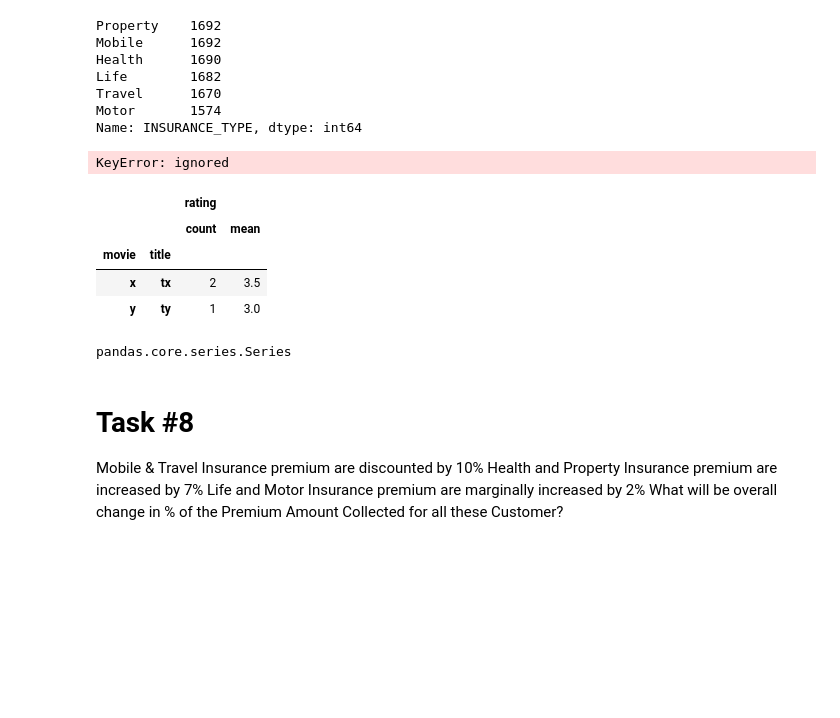
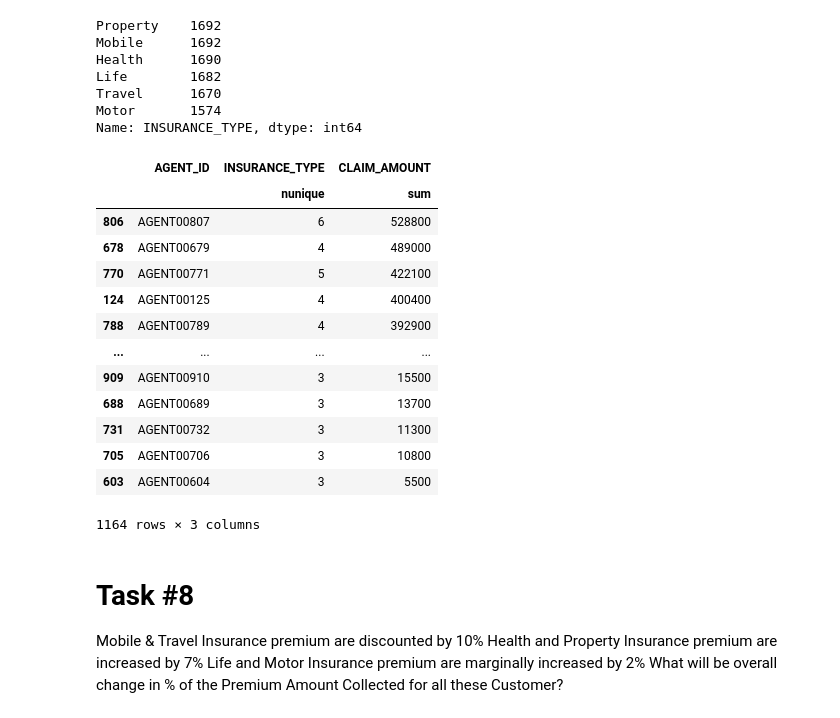
Before and after one commit to deepu-san/Tasks, a Jupyter notebook: GDTC Task/GDTC_Task.ipynb, the cells around one changed output. Saved outputs shown, nothing was run; the diff lists cells and outputs as text; code cells hidden in the pictures; blank space fills up the shorter version.

```diff
--- a/GDTC Task/GDTC_Task.ipynb
+++ b/GDTC Task/GDTC_Task.ipynb
@@ -224,0 +219,8 @@ Index(['TXN_DATE_TIME', 'TRANSACTION_ID', 'CUSTOMER_ID', 'POLICY_NUMBER',
+# %%
+df = df.sort_values(['INSURANCE_TYPE','TXN_DATE_TIME'])
+df['MA_CLAIM_AMOUNT'] = df.groupby("INSURANCE_TYPE")["CLAIM_AMOUNT"].transform(lambda x: x.rolling(30).mean())
+df['CLAIM_DEVIATION'] = df['MA_CLAIM_AMOUNT']/df['CLAIM_AMOUNT']
+
+#temp = df[['CLAIM_AMOUNT','MA_CLAIM_AMOUNT','CLAIM_DEVIATION',]].copy()
+df['CLAIM_DEVIATION'].fillna(-1,inplace=True)
+df['CLAIM_DEVIATION_STATUS'] = df['CLAIM_DEVIATION'].apply(lambda x: 1 if (x<0.5 and x!=-1) else 0 if x>0.5 else -1)
@@ -238,23 +256,22 @@ Motor       1574
 Name: INSURANCE_TYPE, dtype: int64
 # %%
 df_temp=df.groupby('AGENT_ID').agg({'INSURANCE_TYPE':['nunique'],'CLAIM_AMOUNT':['sum']}).reset_index()
-df_temp.loc[df_temp['INSURANCE_TYPE']['nunique']>2].sort_values(by='CLAIM_AMOUNT.sum')
+df_temp.loc[df_temp['INSURANCE_TYPE']['nunique']>2].sort_values(('CLAIM_AMOUNT','sum'),ascending=False)
 # %% [output]
+|  | AGENT_ID | INSURANCE_TYPE | CLAIM_AMOUNT |
+|  |  | nunique | sum |
+| 806 | AGENT00807 | 6 | 528800 |
+| 678 | AGENT00679 | 4 | 489000 |
+| 770 | AGENT00771 | 5 | 422100 |
+| 124 | AGENT00125 | 4 | 400400 |
+| 788 | AGENT00789 | 4 | 392900 |
+| ... | ... | ... | ... |
+| 909 | AGENT00910 | 3 | 15500 |
+| 688 | AGENT00689 | 3 | 13700 |
+| 731 | AGENT00732 | 3 | 11300 |
+| 705 | AGENT00706 | 3 | 10800 |
+| 603 | AGENT00604 | 3 | 5500 |
-KeyError: ignored
+1164 rows × 3 columns
-# %%
-movieProperties = pd.DataFrame({"movie": ["x", "x", "y"], "title":["tx", "tx", "ty"], "rating": [3, 4, 3]}).groupby(["movie", "title"]).agg({"rating":["count", "mean"]},level=0)
-movieProperties
-# %% [output]
-|  |  | rating |  |
-|  |  | count | mean |
-| movie | title |  |  |
-| x | tx | 2 | 3.5 |
-| y | ty | 1 | 3.0 |
-# %%
-l=movieProperties['rating']['count']
-type(l)
-# %% [output]
-pandas.core.series.Series
 # %% [markdown]
 # Task #8
 Mobile & Travel Insurance premium are discounted by 10%
```
Also changed, not shown: parts of 17 cells of this notebook.
